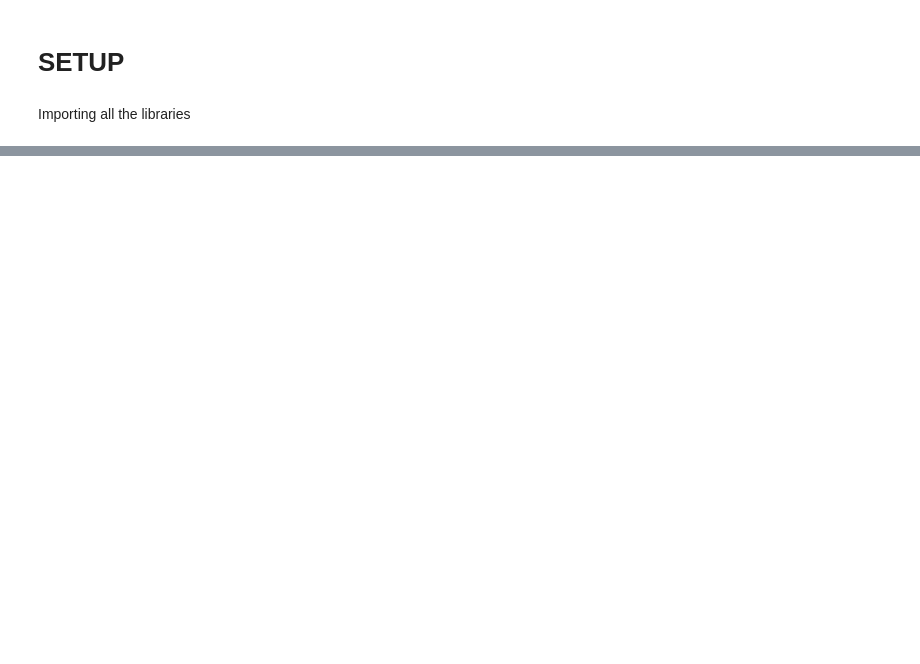
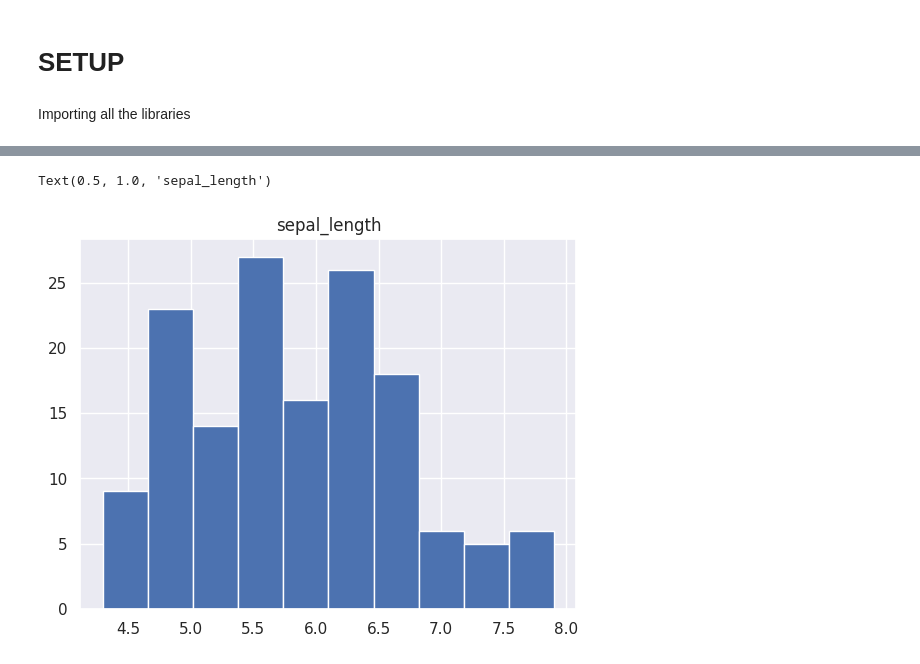
Before and after one commit to ArshjotSingh7/The-Classic-IRIS-DataSet, a Jupyter notebook: The_Classic_IRIS_Dataset_.ipynb, the cells around one changed output, grey strips where cells are left out. Saved outputs shown, nothing was run; the diff lists cells and outputs as text; code cells hidden in the pictures; blank space fills up the shorter version.

```diff
--- a/The_Classic_IRIS_Dataset_.ipynb
+++ b/The_Classic_IRIS_Dataset_.ipynb
@@ -78,0 +27,2 @@ df.head()
+# %%
+data=pd.read_csv('/content/iris.csv')
@@ -78,0 +44,6 @@ df.head()
+# %%
+from sklearn.preprocessing import LabelEncoder
+
+encoder = LabelEncoder()
+data["target"] = encoder.fit_transform(data["species"])
+data.head()
@@ -78,0 +125,7 @@ df.head()
+# %%
+col='sepal_length'
+data[col].hist()
+plt.title(col)
+# %% [output]
+Text(0.5, 1.0, 'sepal_length')
+[figure, added]
```
Also changed, not shown: parts of 37 cells of this notebook.
